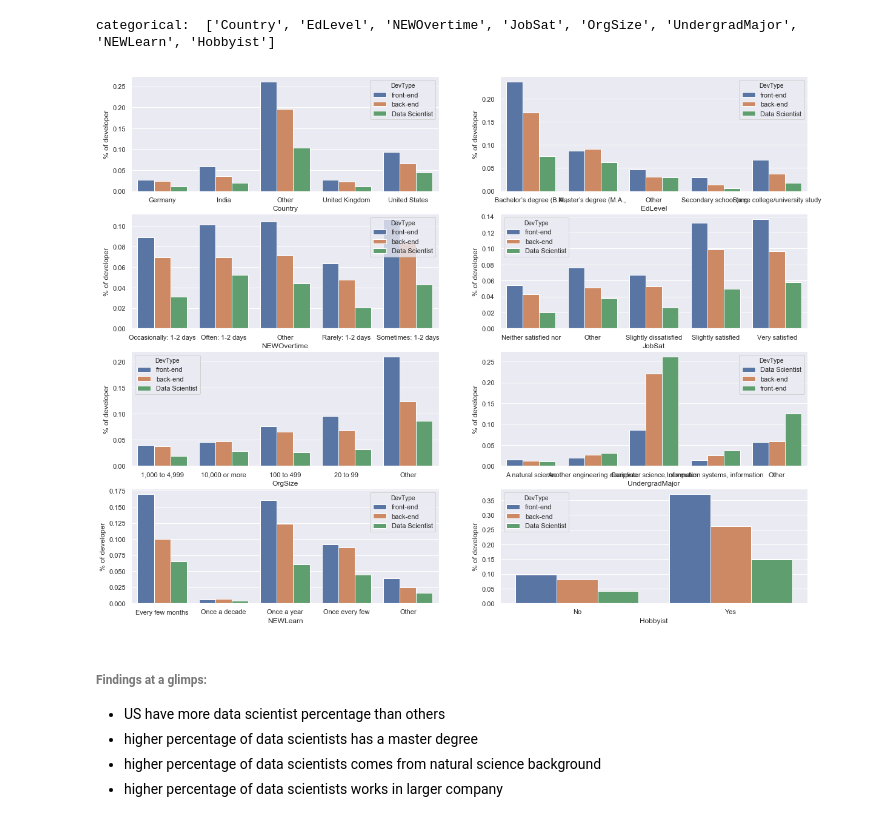
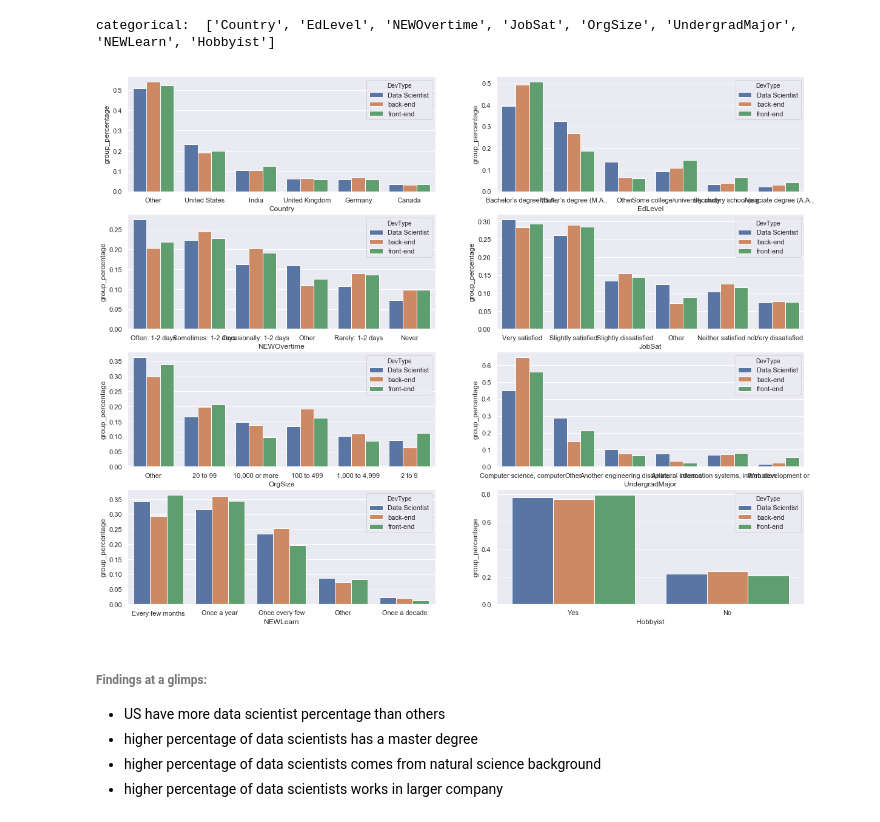
Before and after one commit to chengweiiii/stack-overflow-developer-survey-2020, a Jupyter notebook: stackoverflow_analytics.ipynb, the cells around one changed output. Drawn from its saved outputs; the diff is of its cells as text; code cells hidden in the pictures.

Commit message:
refactor categorical data analysis

```diff
--- a/stackoverflow_analytics.ipynb
+++ b/stackoverflow_analytics.ipynb
@@ -172,33 +172,38 @@ print("categorical: ",multi_sel_columns)
 # %% [output]
 categorical:  ['Country', 'EdLevel', 'NEWOvertime', 'JobSat', 'OrgSize', 'UndergradMajor', 'NEWLearn', 'Hobbyist']
 # %%
-#decide how much row to plot
-plot_rows = math.ceil(len(multi_sel_columns)/2)
+def plot_categorical_graph(df, col, index_0, index_1):
+    #group each categorical column by their value, and select most frequent values
+    top_5 = list(df.groupby(col)["DevType"].count().sort_values().tail(5).index)
+    df[col] = df[col].apply(lambda x: x if (x in top_5) else "Other")
 
-#basic setup
-data = df_interested.copy()
-fig, axis = plt.subplots(plot_rows,2,figsize=(20,4*plot_rows))
-index = 0
-
-#plot categorical data columns at scale
-for col in multi_sel_columns:
-    #group each categorical column by their value, and select most frequent values
-    top_5 = list(data.groupby(col)["DevType"].count().sort_values().tail(4).index)
-    data[col] = data[col].apply(lambda x: x if (x in top_5) else "Other")
-
-    #prepare temporary dataframe for plotting
-    groupby_var = data.groupby(col)["DevType"].value_counts()/len(data)
-    groupby_var = groupby_var.to_frame().rename({"DevType": '% of developer'}, axis=1).reset_index()
+    #prepare temporary dataframe (groupby value in percentage) for plotting
+    devtype_groupby_value = df.groupby("DevType")[col].value_counts()
+    devtype_group_count = df.groupby("DevType")[col].count()
+    groupby_value_percentage = devtype_groupby_value / devtype_group_count
+    data = groupby_value_percentage.to_frame().rename({col: 'group_percentage'}, axis=1).reset_index()
 
     #select top 3 words for representing the value
-    groupby_var[col] = groupby_var[col].apply(lambda x: ' '.join(x.split(" ")[0:3]))
+    data[col] = data[col].apply(lambda x: ' '.join(x.split(" ")[0:3]))
 
-    #set up index and plot the data
-    index_0, index_1 = math.floor(index/2), index%2
-    sns.barplot(x=col, y='% of developer', hue='DevType', data=groupby_var , ax=axis[index_0,index_1])
-    index = index+1
+    #plot data
+    sns.barplot(x=col, y='group_percentage', hue='DevType', data=data, ax=axis[index_0,index_1]);
-# %% [output]
-[figure, removed]
+# %%
+#decide how much row to plot
+plot_rows = math.ceil(len(multi_sel_columns)/2)
+
+#basic setup
+data = df_interested.copy()
+fig, axis = plt.subplots(plot_rows,2,figsize=(20,4*plot_rows))
+
+#plot categorical data columns at scale
+index = 0
+for col in multi_sel_columns:
+    index_0, index_1 = math.floor(index/2), index%2
+    plot_categorical_graph(data, col, index_0 , index_1)
+    index = index+1
+# %% [output]
+[figure, added]
 # %% [markdown]
 ###### Findings at a glimps:
 * US have more data scientist percentage than others
```
Also changed, not shown: parts of 1 cell of this notebook.
